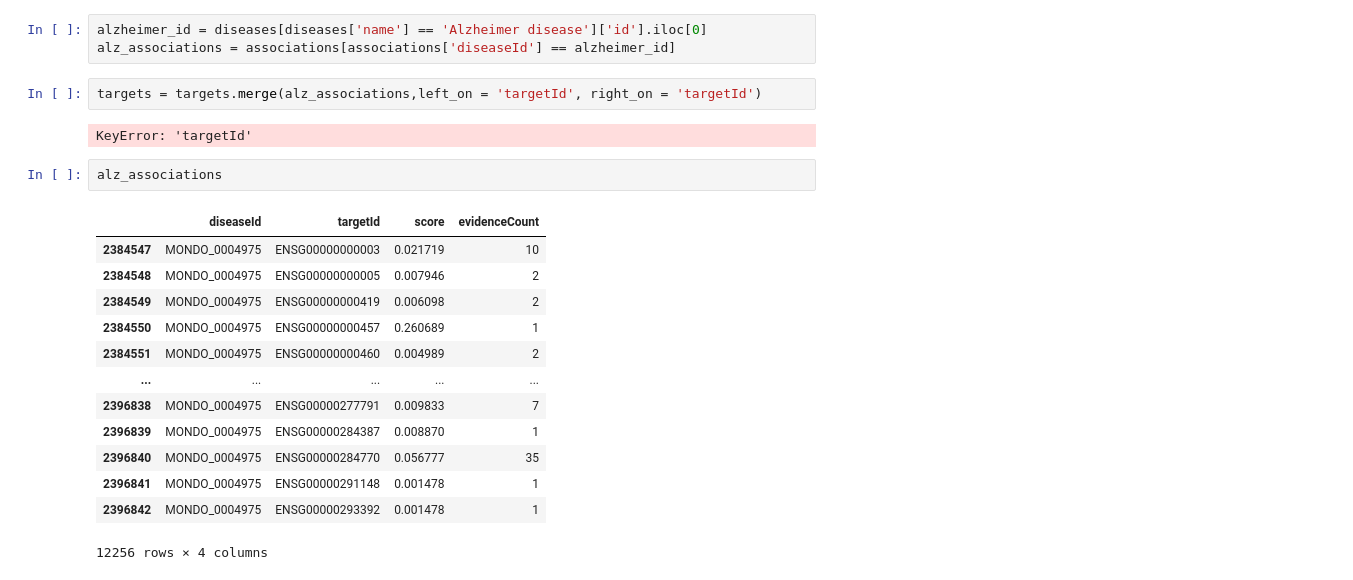
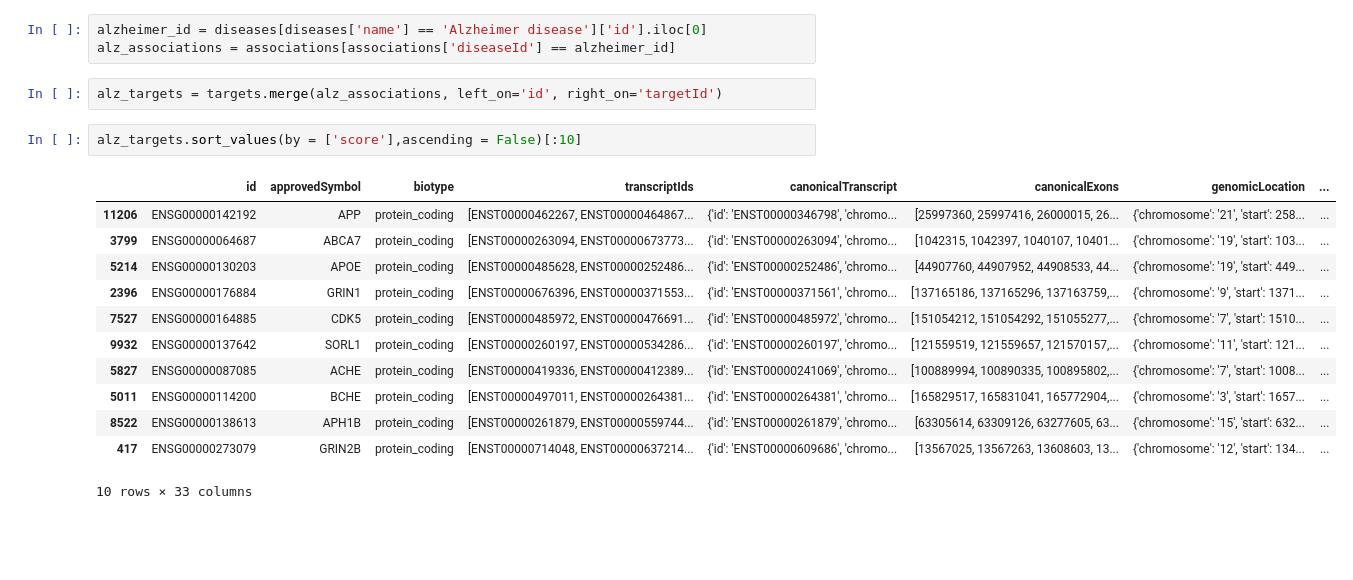
Before and after one commit to MachineClouds/open-target-pipeline, a Jupyter notebook: raw_data_exploration.ipynb, the cells around one changed output. Saved outputs shown, nothing was run; the diff lists cells and outputs as text; blank space fills up the shorter version.

```diff
--- a/raw_data_exploration.ipynb
+++ b/raw_data_exploration.ipynb
@@ -105,22 +58,19 @@ associations
 alzheimer_id = diseases[diseases['name'] == 'Alzheimer disease']['id'].iloc[0]
 alz_associations = associations[associations['diseaseId'] == alzheimer_id]
 # %%
-targets = targets.merge(alz_associations,left_on = 'targetId', right_on = 'targetId')
+alz_targets = targets.merge(alz_associations, left_on='id', right_on='targetId')
-# %% [output]
-KeyError: 'targetId'
 # %%
-alz_associations
+alz_targets.sort_values(by = ['score'],ascending = False)[:10]
 # %% [output]
-|  | diseaseId | targetId | score | evidenceCount |
-| 2384547 | MONDO_0004975 | ENSG00000000003 | 0.021719 | 10 |
-| 2384548 | MONDO_0004975 | ENSG00000000005 | 0.007946 | 2 |
-| 2384549 | MONDO_0004975 | ENSG00000000419 | 0.006098 | 2 |
-| 2384550 | MONDO_0004975 | ENSG00000000457 | 0.260689 | 1 |
-| 2384551 | MONDO_0004975 | ENSG00000000460 | 0.004989 | 2 |
-| ... | ... | ... | ... | ... |
-| 2396838 | MONDO_0004975 | ENSG00000277791 | 0.009833 | 7 |
-| 2396839 | MONDO_0004975 | ENSG00000284387 | 0.008870 | 1 |
-| 2396840 | MONDO_0004975 | ENSG00000284770 | 0.056777 | 35 |
-| 2396841 | MONDO_0004975 | ENSG00000291148 | 0.001478 | 1 |
-| 2396842 | MONDO_0004975 | ENSG00000293392 | 0.001478 | 1 |
+|  | id | approvedSymbol | biotype | transcriptIds | canonicalTranscript | canonicalExons | genomicLocation | ... |
+| 11206 | ENSG00000142192 | APP | protein_coding | [ENST00000462267, ENST00000464867... | {'id': 'ENST00000346798', 'chromo... | [25997360, 25997416, 26000015, 26... | {'chromosome': '21', 'start': 258... | ... |
+| 3799 | ENSG00000064687 | ABCA7 | protein_coding | [ENST00000263094, ENST00000673773... | {'id': 'ENST00000263094', 'chromo... | [1042315, 1042397, 1040107, 10401... | {'chromosome': '19', 'start': 103... | ... |
+| 5214 | ENSG00000130203 | APOE | protein_coding | [ENST00000485628, ENST00000252486... | {'id': 'ENST00000252486', 'chromo... | [44907760, 44907952, 44908533, 44... | {'chromosome': '19', 'start': 449... | ... |
+| 2396 | ENSG00000176884 | GRIN1 | protein_coding | [ENST00000676396, ENST00000371553... | {'id': 'ENST00000371561', 'chromo... | [137165186, 137165296, 137163759,... | {'chromosome': '9', 'start': 1371... | ... |
+| 7527 | ENSG00000164885 | CDK5 | protein_coding | [ENST00000485972, ENST00000476691... | {'id': 'ENST00000485972', 'chromo... | [151054212, 151054292, 151055277,... | {'chromosome': '7', 'start': 1510... | ... |
+| 9932 | ENSG00000137642 | SORL1 | protein_coding | [ENST00000260197, ENST00000534286... | {'id': 'ENST00000260197', 'chromo... | [121559519, 121559657, 121570157,... | {'chromosome': '11', 'start': 121... | ... |
+| 5827 | ENSG00000087085 | ACHE | protein_coding | [ENST00000419336, ENST00000412389... | {'id': 'ENST00000241069', 'chromo... | [100889994, 100890335, 100895802,... | {'chromosome': '7', 'start': 1008... | ... |
+| 5011 | ENSG00000114200 | BCHE | protein_coding | [ENST00000497011, ENST00000264381... | {'id': 'ENST00000264381', 'chromo... | [165829517, 165831041, 165772904,... | {'chromosome': '3', 'start': 1657... | ... |
+| 8522 | ENSG00000138613 | APH1B | protein_coding | [ENST00000261879, ENST00000559744... | {'id': 'ENST00000261879', 'chromo... | [63305614, 63309126, 63277605, 63... | {'chromosome': '15', 'start': 632... | ... |
+| 417 | ENSG00000273079 | GRIN2B | protein_coding | [ENST00000714048, ENST00000637214... | {'id': 'ENST00000609686', 'chromo... | [13567025, 13567263, 13608603, 13... | {'chromosome': '12', 'start': 134... | ... |
-12256 rows × 4 columns
+10 rows × 33 columns
```
Also changed, not shown: parts of 4 cells of this notebook, 21 other files.
